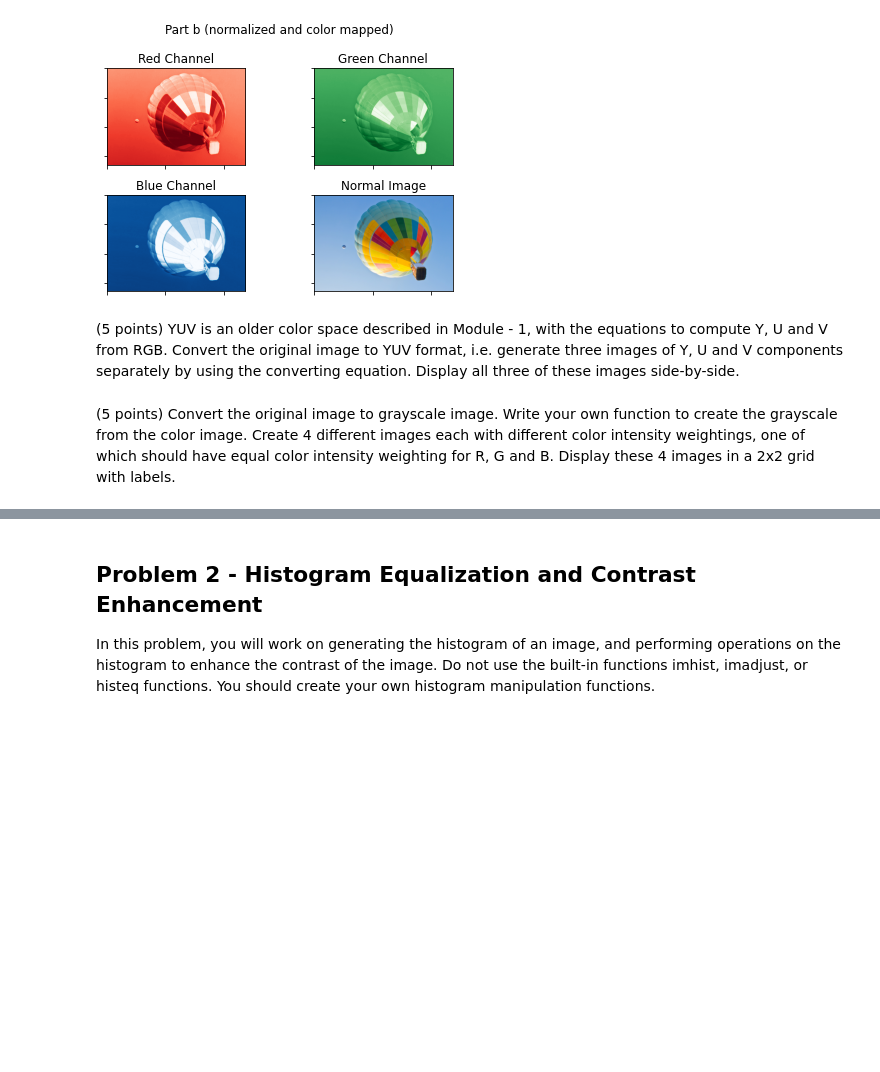
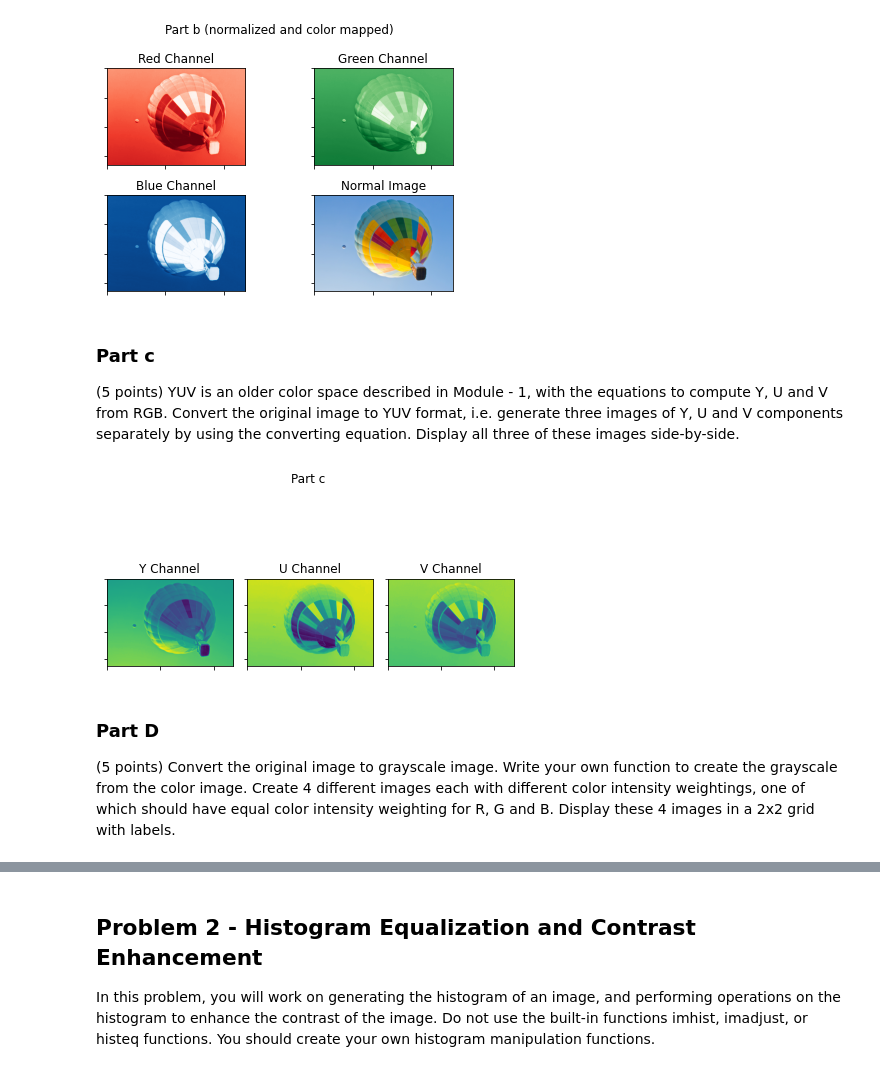
Before and after one commit to JacksonPaull/fa2023, a Jupyter notebook: Image Processing/Homework 1/hw1.ipynb, the cells around one changed output, grey strips where cells are left out. Cells and saved outputs as stored; diff of their text form; code cells hidden in the pictures; blank space fills up the shorter version.

```diff
--- a/Image Processing/Homework 1/hw1.ipynb
+++ b/Image Processing/Homework 1/hw1.ipynb
@@ -46,17 +47,13 @@ these three color component images along with the original image in a 2x2 grid w
 labels.
 # %%
 balloon_r, balloon_g, balloon_b = np.split(balloons, 3, axis=2) # Split into R G and B channels
+balloon_r, balloon_g, balloon_b = balloon_r.squeeze(), balloon_g.squeeze(), balloon_b.squeeze()
 
 # Move back into RGB format for raw data imshow
 z = np.zeros(balloon_r.shape, dtype='int32')
 b_r = np.stack([balloon_r, z, z], axis=2)
-b_r = np.reshape(b_r, b_r.shape[:-1])
-
 b_g = np.stack([z, balloon_g, z], axis=2)
-b_g = np.reshape(b_g, b_g.shape[:-1])
-
 b_b = np.stack([z, z, balloon_b], axis=2)
-b_b = np.reshape(b_b, b_b.shape[:-1])
 
 # Show images
 fig, axs = plt.subplots(2, 2)
@@ -97,11 +94,33 @@ plt.show()
 [figure]
 [figure]
 # %% [markdown]
+### Part c
 (5 points) YUV is an older color space described in Module - 1, with the equations to
 compute Y, U and V from RGB. Convert the original image to YUV format, i.e. generate
 three images of Y, U and V components separately by using the converting equation.
 Display all three of these images side-by-side.
+# %%
+Y = np.average(balloons, axis=2) / 255
+U =  0.492 * ( balloon_b / 255 - Y)
+V = -0.877 * ( balloon_r / 255 - Y)
+
+fig, axs = plt.subplots(1, 3)
+fig.suptitle('Part c')
+plt.setp(axs, xticklabels=[], yticklabels=[])
+axs[0].imshow(Y)
+axs[0].set_title('Y Channel')
+axs[1].imshow(U)
+axs[1].set_title('U Channel')
+
+axs[2].imshow(V)
+axs[2].set_title('V Channel')
+
+fig.tight_layout()
+plt.show()
+# %% [output]
+[figure, added]
 # %% [markdown]
+### Part D
 (5 points) Convert the original image to grayscale image. Write your own function to
 create the grayscale from the color image. Create 4 different images each with different
 color intensity weightings, one of which should have equal color intensity weighting for R,
```
Also changed, not shown: parts of 17 cells of this notebook.
